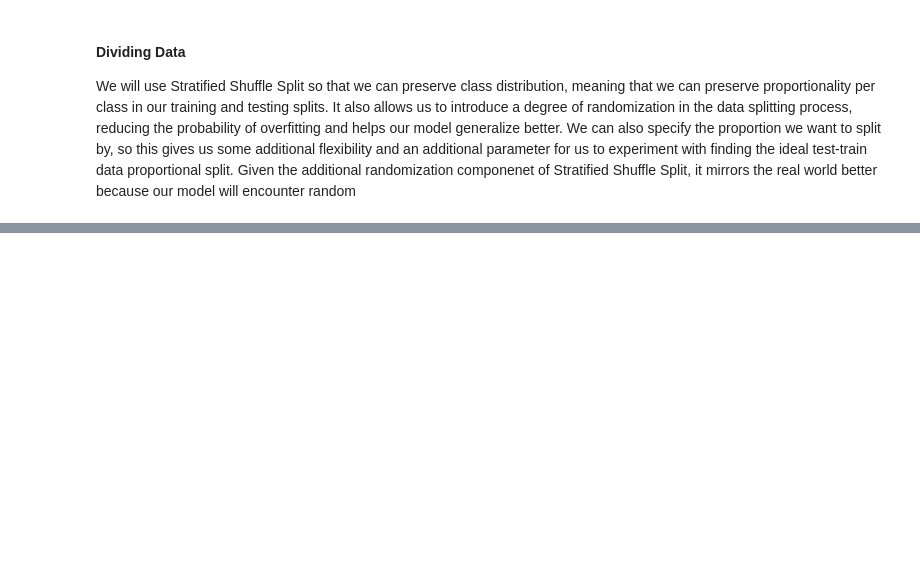
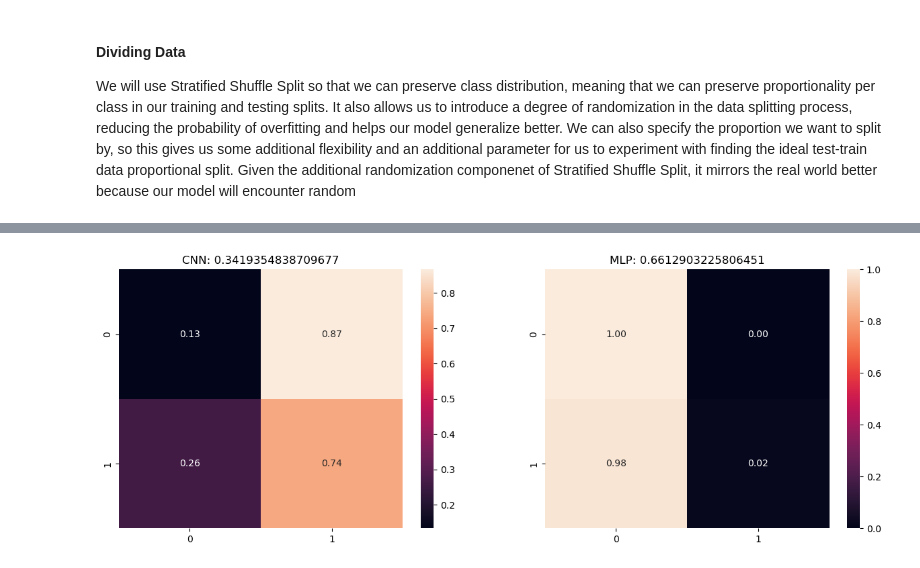
Before and after one commit to S-Bryce/ML-Lab-6, a Jupyter notebook: main.ipynb, the cells around one changed output, grey strips where cells are left out. Saved outputs shown, nothing was run; the diff lists cells and outputs as text; code cells hidden in the pictures; blank space fills up the shorter version.

```diff
--- a/main.ipynb
+++ b/main.ipynb
@@ -236,20 +217,12 @@ In addition to the F1-score, we will use a confusion matrix to visualize the per
 
 We will use Stratified Shuffle Split so that we can preserve class distribution, meaning that we can preserve proportionality per class in our training and testing splits. It also allows us to introduce a degree of randomization in the data splitting process, reducing the probability of overfitting and helps our model generalize better. We can also specify the proportion we want to split by, so this gives us some additional flexibility and an additional parameter for us to experiment with finding the ideal test-train data proportional split. Given the additional randomization componenet of Stratified Shuffle Split, it mirrors the real world better because our model will encounter random
 # %%
-# y_labels = df.loc[:,"class"]
-# from sklearn import preprocessing
+print(targets)
+print(df)
+# Split it into train / test subsets
+X_train, X_test, y_train, y_test = train_test_split(images, targets, test_size=0.2)
 
-# le = preprocessing.LabelEncoder()
-# le.fit(y_labels)
-# y = le.transform(y_labels)
-
-# X = images
-
-
-# # Split it into train / test subsets
-# X_train, X_test, y_train, y_test = train_test_split(X, y, test_size=0.2)
-
-# print(X_train.shape)
-# print(X_test.shape)
-# print(y_train.shape)
-# print(y_test.shape)
+print(X_train.shape)
+print(X_test.shape)
+print(y_train.shape)
+print(y_test.shape)
@@ -292,10 +252,6 @@ for train_index, test_index in sss.split(X, y):
 %%time
 
 NUM_CLASSES = 2
-
-# since this is not binary, we should go ahead and one-hot encode the inputs
-y_train_ohe = keras.utils.to_categorical(y_train, NUM_CLASSES)
-y_test_ohe = keras.utils.to_categorical(y_test, NUM_CLASSES)
 
 # make a 3 layer keras MLP
 mlp = Sequential()
@@ -310,6 +266,6 @@ mlp.compile(loss='mean_squared_error',
               optimizer='rmsprop',
               metrics=['accuracy'])
 
-mlp.fit(X_train, y_train_ohe,
+mlp.fit(X_train, y_train,
         batch_size=32, epochs=150,
-        shuffle=True, verbose=0)
+        shuffle=True, verbose=False)
@@ -319,7 +279,7 @@ mlp.fit(X_train, y_train_ohe,
 # make a CNN with conv layer and max pooling
 cnn = Sequential()
 cnn.add( Conv2D(filters=16, kernel_size= (2, 2), padding='same',
-                input_shape=(192,192,3),
+                input_shape=(192,192,1),
                ) )
 
 cnn.add( MaxPooling2D(pool_size=(2, 2)) )
@@ -339,6 +317,6 @@ cnn.compile(loss='mean_squared_error',
               optimizer='rmsprop',
               metrics=['accuracy'])
 
-cnn.fit(X_train, y_train_ohe,
+cnn.fit(X_train, y_train,
         batch_size=32, epochs=150,
         shuffle=True, verbose=0)
@@ -376,7 +363,7 @@ compare_mlp_cnn(cnn,mlp,X_test,y_test)
 #    1. increased kernel size
 cnn2 = Sequential()
 cnn2.add( Conv2D(filters=16, kernel_size= (3, 3),
-                padding='same', input_shape=(192,192,3),
+                padding='same', input_shape=(192,192,1),
                 ) )
 cnn2.add( Activation('relu') )
 cnn2.add( MaxPooling2D(pool_size=(2, 2)) )
@@ -389,8 +376,9 @@ cnn2.compile(loss='mean_squared_error',
               optimizer='rmsprop',
               metrics=['accuracy'])
 
-cnn2.fit(X_train, y_train_ohe,
+cnn2.fit(X_train, y_train,
         batch_size=32, epochs=150,
         shuffle=True, verbose=0)
 
 compare_mlp_cnn(cnn2,mlp,X_test,y_test)
+# %% [output]
@@ -397,3 +389,4 @@ compare_mlp_cnn(cnn2,mlp,X_test,y_test)
+[figure, added]
 # %%
 %%time
 
```
Also changed, not shown: parts of 17 cells of this notebook.
